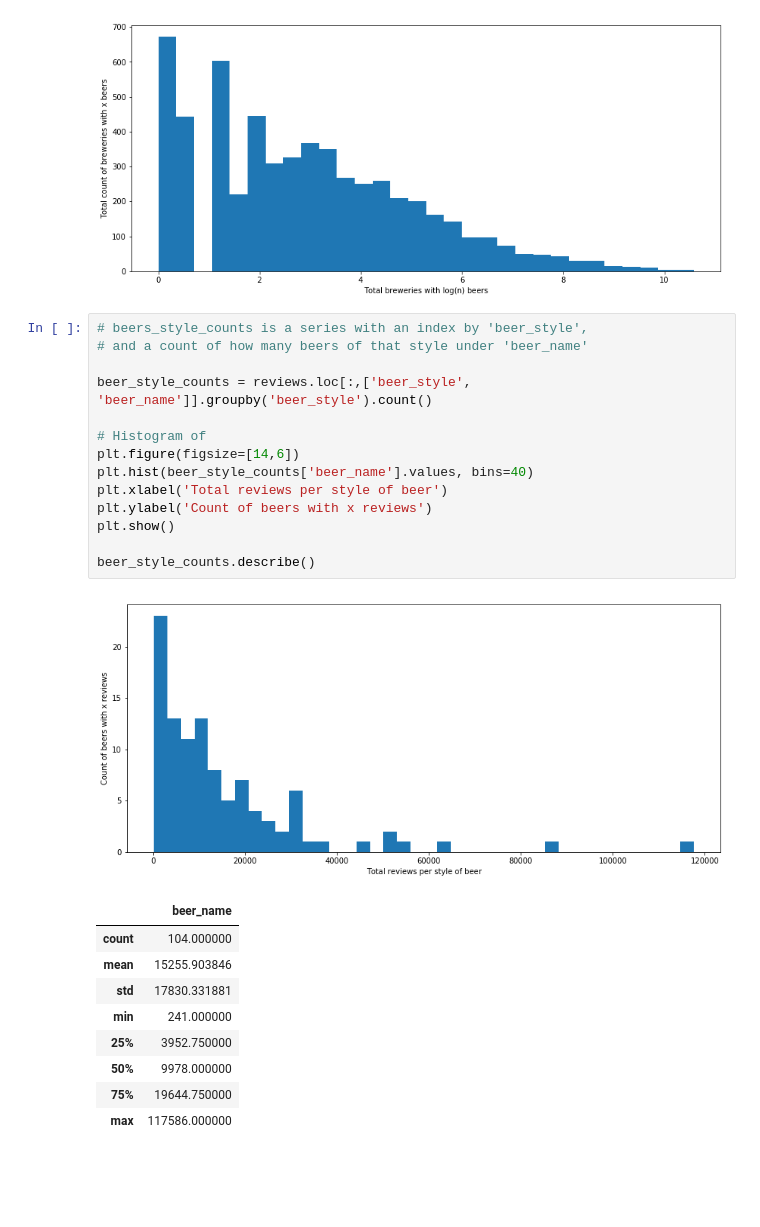
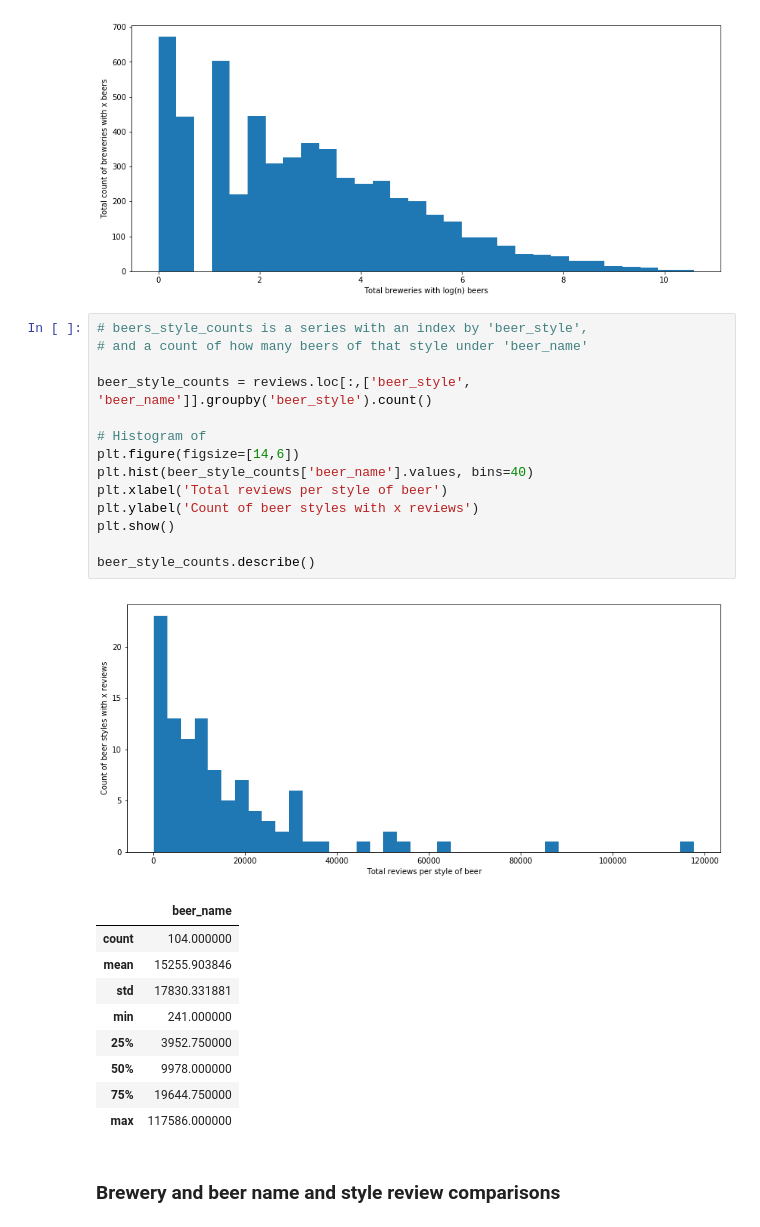
Before and after one commit to SethDKelly/BeerRecommender, a Jupyter notebook: Exploratory_data_analysis.ipynb, the cells around one changed output. Saved outputs shown, nothing was run; the diff lists cells and outputs as text; blank space fills up the shorter version.

Commit message:
Include Brewery, beer style/name comparison sections

```diff
--- a/Exploratory_data_analysis.ipynb
+++ b/Exploratory_data_analysis.ipynb
@@ -180,19 +163,19 @@ plt.show()
 # %%
 # beers_style_counts is a series with an index by 'beer_style',
 # and a count of how many beers of that style under 'beer_name'
 
 beer_style_counts = reviews.loc[:,['beer_style', 'beer_name']].groupby('beer_style').count()
 
 # Histogram of
 plt.figure(figsize=[14,6])
 plt.hist(beer_style_counts['beer_name'].values, bins=40)
 plt.xlabel('Total reviews per style of beer')
-plt.ylabel('Count of beers with x reviews')
+plt.ylabel('Count of beer styles with x reviews')
 plt.show()
 
 beer_style_counts.describe()
 # %% [output]
-[figure, old version]
+[figure, new version]
 |  | beer_name |
 | count | 104.000000 |
 | mean | 15255.903846 |
@@ -202,3 +185,5 @@ beer_style_counts.describe()
 | 50% | 9978.000000 |
 | 75% | 19644.750000 |
 | max | 117586.000000 |
+# %% [markdown]
+### Brewery and beer name and style review comparisons
```
Also changed, not shown: parts of 23 cells of this notebook.
